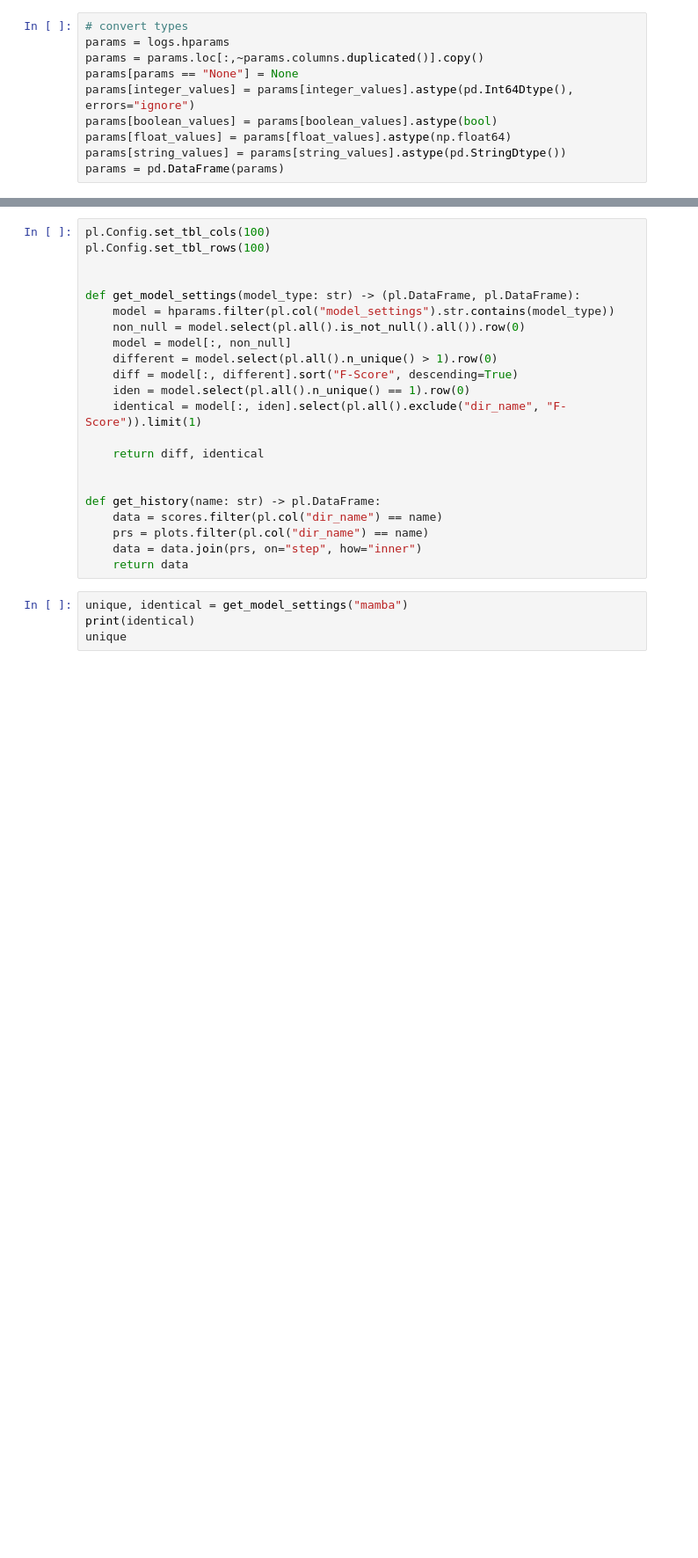
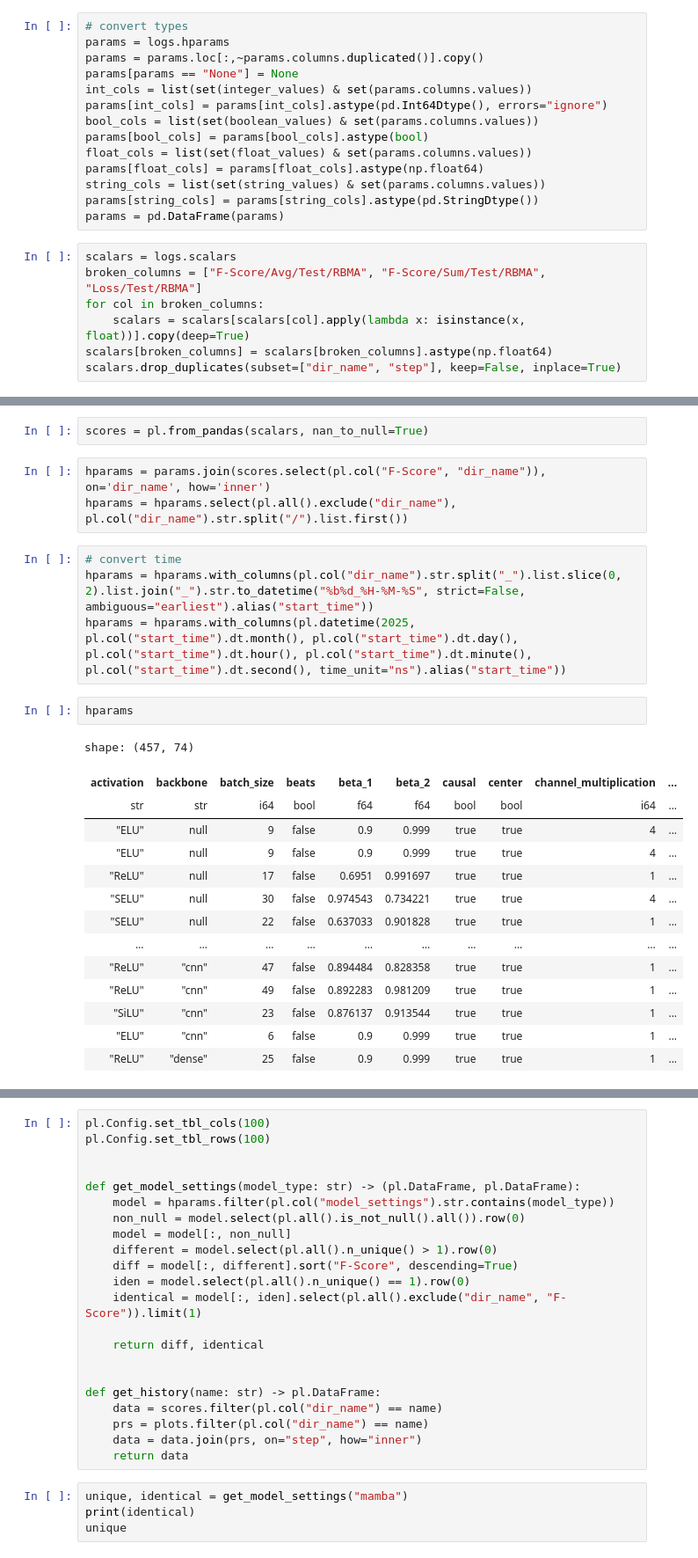
Before and after one commit to MarcelLieb/Automatic-Drum-Transcription, a Jupyter notebook: evaluate_experiments.ipynb, the cells around one changed output, grey strips where cells are left out. Shown: that part at 88% size. Cells and saved outputs as stored; diff of their text form; blank space fills up the shorter version.

```diff
--- a/evaluate_experiments.ipynb
+++ b/evaluate_experiments.ipynb
@@ -57,8 +63,19 @@ logs_no_pivot = SummaryReader("runs/", pivot=False, extra_columns={'dir_name'})
 params = logs.hparams
 params = params.loc[:,~params.columns.duplicated()].copy()
 params[params == "None"] = None
-params[integer_values] = params[integer_values].astype(pd.Int64Dtype(), errors="ignore")
-params[boolean_values] = params[boolean_values].astype(bool)
-params[float_values] = params[float_values].astype(np.float64)
-params[string_values] = params[string_values].astype(pd.StringDtype())
+int_cols = list(set(integer_values) & set(params.columns.values))
+params[int_cols] = params[int_cols].astype(pd.Int64Dtype(), errors="ignore")
+bool_cols = list(set(boolean_values) & set(params.columns.values))
+params[bool_cols] = params[bool_cols].astype(bool)
+float_cols = list(set(float_values) & set(params.columns.values))
+params[float_cols] = params[float_cols].astype(np.float64)
+string_cols = list(set(string_values) & set(params.columns.values))
+params[string_cols] = params[string_cols].astype(pd.StringDtype())
 params = pd.DataFrame(params)
+# %%
+scalars = logs.scalars
+broken_columns = ["F-Score/Avg/Test/RBMA", "F-Score/Sum/Test/RBMA", "Loss/Test/RBMA"]
+for col in broken_columns:
+    scalars = scalars[scalars[col].apply(lambda x: isinstance(x, float))].copy(deep=True)
+scalars[broken_columns] = scalars[broken_columns].astype(np.float64)
+scalars.drop_duplicates(subset=["dir_name", "step"], keep=False, inplace=True)
@@ -64,0 +100,26 @@ params = pd.DataFrame(params)
+# %%
+scores = pl.from_pandas(scalars, nan_to_null=True)
+# %%
+hparams = params.join(scores.select(pl.col("F-Score", "dir_name")), on='dir_name', how='inner')
+hparams = hparams.select(pl.all().exclude("dir_name"), pl.col("dir_name").str.split("/").list.first())
+# %%
+# convert time
+hparams = hparams.with_columns(pl.col("dir_name").str.split("_").list.slice(0, 2).list.join("_").str.to_datetime("%b%d_%H-%M-%S", strict=False, ambiguous="earliest").alias("start_time"))
+hparams = hparams.with_columns(pl.datetime(2025, pl.col("start_time").dt.month(), pl.col("start_time").dt.day(), pl.col("start_time").dt.hour(), pl.col("start_time").dt.minute(), pl.col("start_time").dt.second(), time_unit="ns").alias("start_time"))
+# %%
+hparams
+# %% [output]
+shape: (457, 74)
+| activation | backbone | batch_size | beats | beta_1 | beta_2 | causal | center | channel_multiplication | ... |
+| str | str | i64 | bool | f64 | f64 | bool | bool | i64 | ... |
+| "ELU" | null | 9 | false | 0.9 | 0.999 | true | true | 4 | ... |
+| "ELU" | null | 9 | false | 0.9 | 0.999 | true | true | 4 | ... |
+| "ReLU" | null | 17 | false | 0.6951 | 0.991697 | true | true | 1 | ... |
+| "SELU" | null | 30 | false | 0.974543 | 0.734221 | true | true | 4 | ... |
+| "SELU" | null | 22 | false | 0.637033 | 0.901828 | true | true | 1 | ... |
+| … | … | … | … | … | … | … | … | … | ... |
+| "ReLU" | "cnn" | 47 | false | 0.894484 | 0.828358 | true | true | 1 | ... |
+| "ReLU" | "cnn" | 49 | false | 0.892283 | 0.981209 | true | true | 1 | ... |
+| "SiLU" | "cnn" | 23 | false | 0.876137 | 0.913544 | true | true | 1 | ... |
+| "ELU" | "cnn" | 6 | false | 0.9 | 0.999 | true | true | 1 | ... |
+| "ReLU" | "dense" | 25 | false | 0.9 | 0.999 | true | true | 1 | ... |
```
Also changed, not shown: parts of 52 cells of this notebook.
